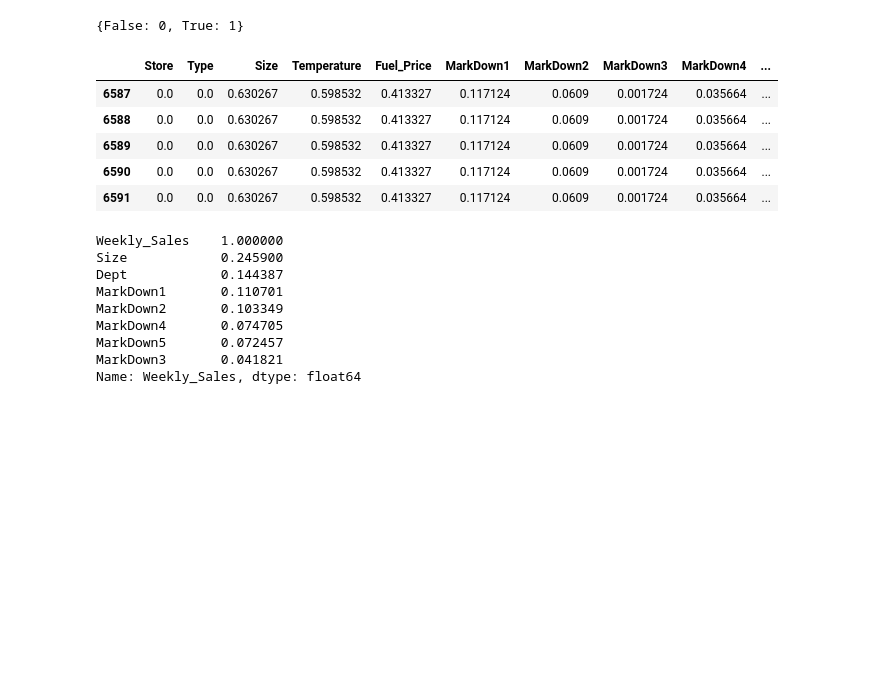
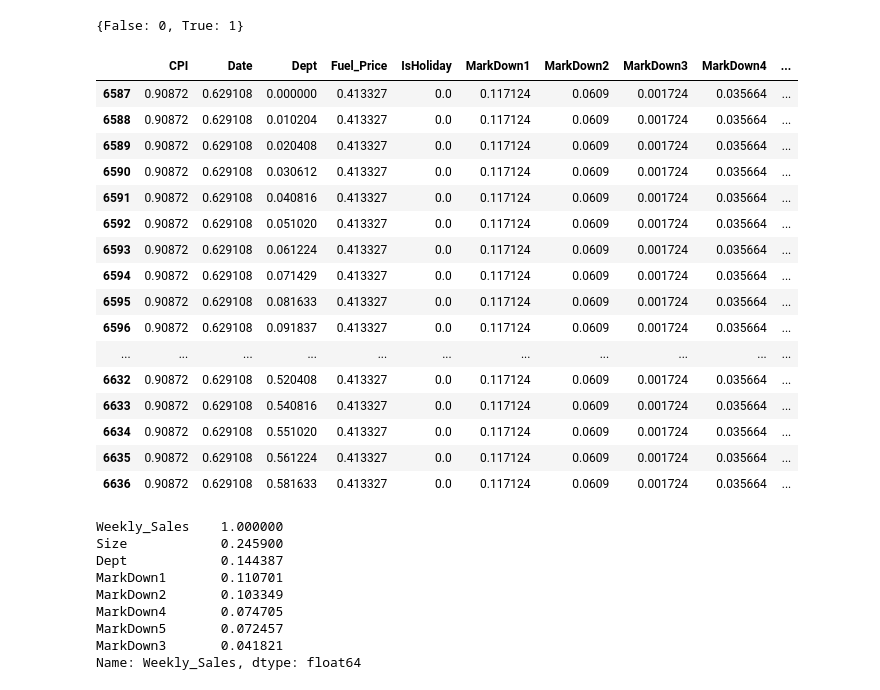
Before and after one commit to duong-nguyen-elu/ELU-Assignments, a Jupyter notebook: M6W6 Assignment.ipynb, the cells around one changed output. Drawn from its saved outputs; the diff is of its cells as text; code cells hidden in the pictures; blank space fills up the shorter version.

```diff
--- a/M6W6 Assignment.ipynb
+++ b/M6W6 Assignment.ipynb
@@ -1091,8 +1102,8 @@ testing.shape
 # %% [output]
 (421570, 19)
 # %%
-features = testing.columns.values.tolist()
+features = training.columns.values.tolist()
 
 for col in features:
-    testing[col] = testing[col].interpolate()
+    training[col] = training[col].interpolate()
 # %%
@@ -1119,5 +1130,5 @@ Size               0
 Weekly_Sales       0
 dtype: int64
 # %%
-testing.dropna(inplace=True)
+training.dropna(inplace=True)
 # %%
@@ -1164,18 +1174,18 @@ Weekly_Sales :  354138
 from sklearn.preprocessing import LabelEncoder
 
 le = LabelEncoder()
-le.fit(testing['Type'])
+le.fit(training['Type'])
 
-testing['Type'] = le.transform(testing['Type'])
+training['Type'] = le.transform(training['Type'])
 
 l = [i for i in range(3)]
 dict(zip(list(le.classes_), l))
 # %% [output]
 {'A': 0, 'B': 1, 'C': 2}
 # %%
-le.fit(testing['IsHoliday'])
+le.fit(training['IsHoliday'])
 
-testing['IsHoliday'] = le.transform(testing['IsHoliday'])
+training['IsHoliday'] = le.transform(training['IsHoliday'])
 
 l = [i for i in range(2)]
 dict(zip(list(le.classes_), l))
@@ -1184,21 +1194,34 @@ dict(zip(list(le.classes_), l))
 # %%
 '''Min Max Scaler'''
 
 from sklearn.preprocessing import MinMaxScaler
 
-def normalize_col(data):
-    for col in testing.columns.values.tolist():
+def normalize_col(data, column_to_keep):
+    data = data[data.columns.difference(column_to_keep)]
+    for col in data.columns.values.tolist():
         scaler = MinMaxScaler()
         data[col] = scaler.fit_transform(data[col].values.reshape(-1,1))
     return data
 
-testing = normalize_col(testing)
-testing.head()
+training_normalized = normalize_col(training, ['Year','Month','Day'])
+training1 = pd.concat([training_normalized, training.loc[:, ['Year','Month','Day']]], axis=1)
+training1.head(50)
 # %% [output]
-|  | Store | Type | Size | Temperature | Fuel_Price | MarkDown1 | MarkDown2 | MarkDown3 | MarkDown4 | ... |
-| 6587 | 0.0 | 0.0 | 0.630267 | 0.598532 | 0.413327 | 0.117124 | 0.0609 | 0.001724 | 0.035664 | ... |
-| 6588 | 0.0 | 0.0 | 0.630267 | 0.598532 | 0.413327 | 0.117124 | 0.0609 | 0.001724 | 0.035664 | ... |
-| 6589 | 0.0 | 0.0 | 0.630267 | 0.598532 | 0.413327 | 0.117124 | 0.0609 | 0.001724 | 0.035664 | ... |
-| 6590 | 0.0 | 0.0 | 0.630267 | 0.598532 | 0.413327 | 0.117124 | 0.0609 | 0.001724 | 0.035664 | ... |
-| 6591 | 0.0 | 0.0 | 0.630267 | 0.598532 | 0.413327 | 0.117124 | 0.0609 | 0.001724 | 0.035664 | ... |
+|  | CPI | Date | Dept | Fuel_Price | IsHoliday | MarkDown1 | MarkDown2 | MarkDown3 | MarkDown4 | ... |
+| 6587 | 0.90872 | 0.629108 | 0.000000 | 0.413327 | 0.0 | 0.117124 | 0.0609 | 0.001724 | 0.035664 | ... |
+| 6588 | 0.90872 | 0.629108 | 0.010204 | 0.413327 | 0.0 | 0.117124 | 0.0609 | 0.001724 | 0.035664 | ... |
+| 6589 | 0.90872 | 0.629108 | 0.020408 | 0.413327 | 0.0 | 0.117124 | 0.0609 | 0.001724 | 0.035664 | ... |
+| 6590 | 0.90872 | 0.629108 | 0.030612 | 0.413327 | 0.0 | 0.117124 | 0.0609 | 0.001724 | 0.035664 | ... |
+| 6591 | 0.90872 | 0.629108 | 0.040816 | 0.413327 | 0.0 | 0.117124 | 0.0609 | 0.001724 | 0.035664 | ... |
+| 6592 | 0.90872 | 0.629108 | 0.051020 | 0.413327 | 0.0 | 0.117124 | 0.0609 | 0.001724 | 0.035664 | ... |
+| 6593 | 0.90872 | 0.629108 | 0.061224 | 0.413327 | 0.0 | 0.117124 | 0.0609 | 0.001724 | 0.035664 | ... |
+| 6594 | 0.90872 | 0.629108 | 0.071429 | 0.413327 | 0.0 | 0.117124 | 0.0609 | 0.001724 | 0.035664 | ... |
+| 6595 | 0.90872 | 0.629108 | 0.081633 | 0.413327 | 0.0 | 0.117124 | 0.0609 | 0.001724 | 0.035664 | ... |
+| 6596 | 0.90872 | 0.629108 | 0.091837 | 0.413327 | 0.0 | 0.117124 | 0.0609 | 0.001724 | 0.035664 | ... |
+| ... | ... | ... | ... | ... | ... | ... | ... | ... | ... | ... |
+| 6632 | 0.90872 | 0.629108 | 0.520408 | 0.413327 | 0.0 | 0.117124 | 0.0609 | 0.001724 | 0.035664 | ... |
+| 6633 | 0.90872 | 0.629108 | 0.540816 | 0.413327 | 0.0 | 0.117124 | 0.0609 | 0.001724 | 0.035664 | ... |
+| 6634 | 0.90872 | 0.629108 | 0.551020 | 0.413327 | 0.0 | 0.117124 | 0.0609 | 0.001724 | 0.035664 | ... |
+| 6635 | 0.90872 | 0.629108 | 0.561224 | 0.413327 | 0.0 | 0.117124 | 0.0609 | 0.001724 | 0.035664 | ... |
+| 6636 | 0.90872 | 0.629108 | 0.581633 | 0.413327 | 0.0 | 0.117124 | 0.0609 | 0.001724 | 0.035664 | ... |
 # %%
```
Also changed, not shown: parts of 98 cells of this notebook.
